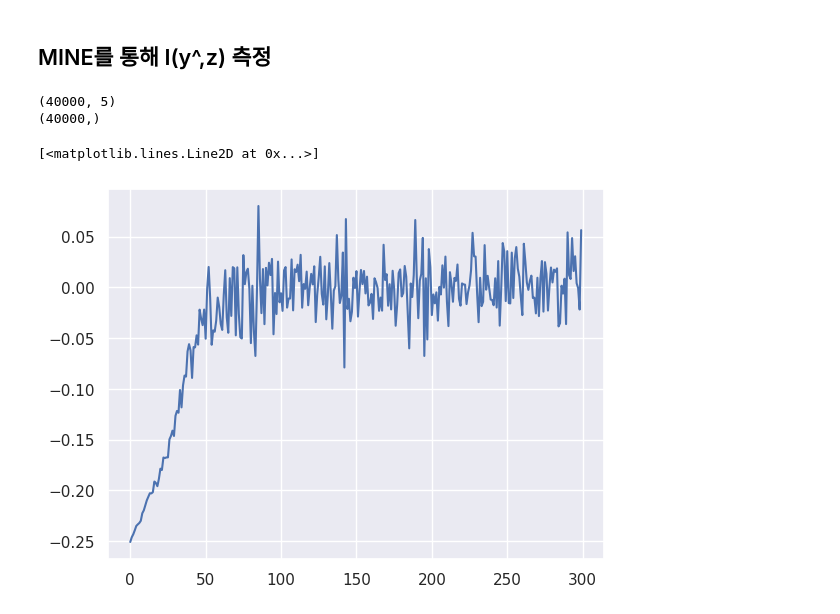
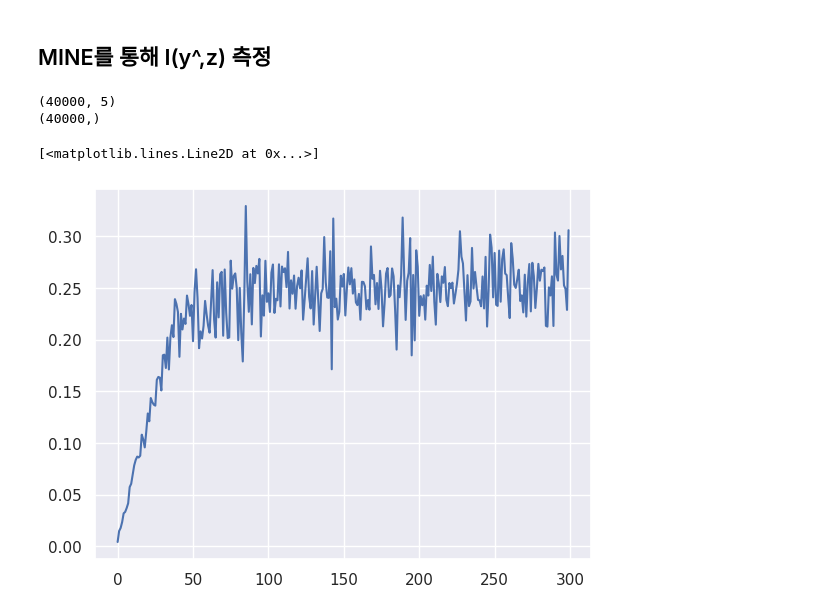
Before and after one commit to dolmani38/concept_drift, a Jupyter notebook: 230501.ipynb, the cells around one changed output. Cells and saved outputs as stored; diff of their text form; code cells hidden in the pictures.

```diff
--- a/230501.ipynb
+++ b/230501.ipynb
@@ -1362,35 +1362,35 @@ class Net(nn.Module):
 
 model = Net()
 optimizer = torch.optim.Adam(model.parameters(), lr=0.01)
 
 print(x.shape)
 print(y.shape)
 plot_loss = []
 for epoch in tqdm(range(n_epoch)):
     s = np.random.choice(x1.shape[0],minibatch)
     x_sample = Variable(torch.from_numpy(x1[s].reshape(-1,1)).type(torch.FloatTensor), requires_grad = True)
     y_sample = Variable(torch.from_numpy(y1[s]).type(torch.FloatTensor), requires_grad = True)
     y_shuffle = Variable(torch.from_numpy(np.random.permutation(y1[s])).type(torch.FloatTensor), requires_grad = True)
-    ret = torch.mean(model(x_sample, y_sample)) - torch.log(torch.mean(torch.exp(model(x_sample, y_shuffle)))) - 0.25
+    ret = torch.mean(model(x_sample, y_sample)) - torch.log(torch.mean(torch.exp(model(x_sample, y_shuffle))))
     loss = - ret  # maximize
     model.zero_grad()
     loss.backward()
     optimizer.step()
     plot_loss.append(ret.data.numpy())
 
 
     #back_loss = loss
 
 print('')
 
 plot_loss = np.asarray(plot_loss)
 
 plt.plot(plot_loss)
 # %% [output]
 (40000, 5)
 (40000,)
 [<matplotlib.lines.Line2D at 0x...>]
-[figure, old version]
+[figure, new version]
 # %%
 # 본래의 FR-Train에서, Robustness Discriminator를 삭제 하였으므로,  val_tensors, lambda_r 를 삭제 한다.
 
```
Also changed, not shown: parts of 2 cells of this notebook.
